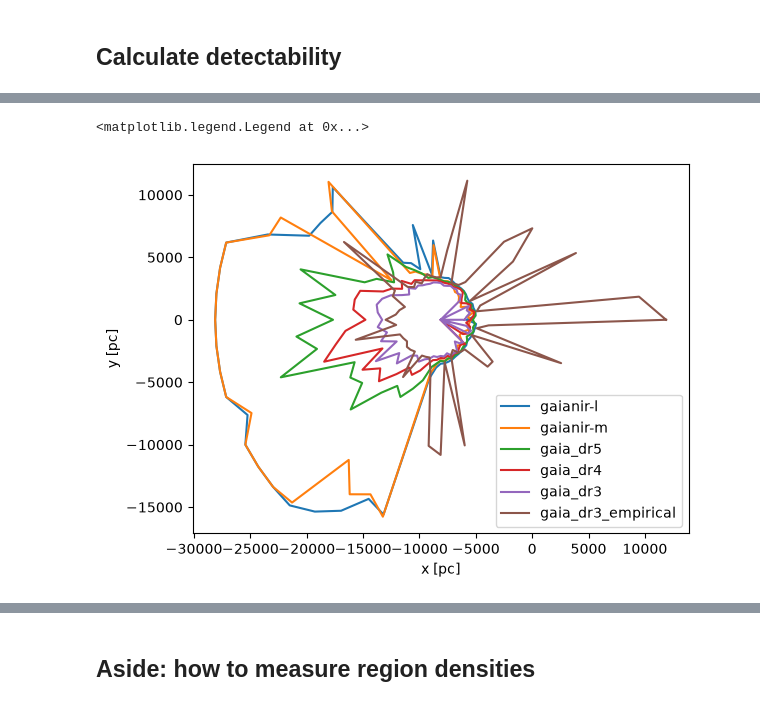
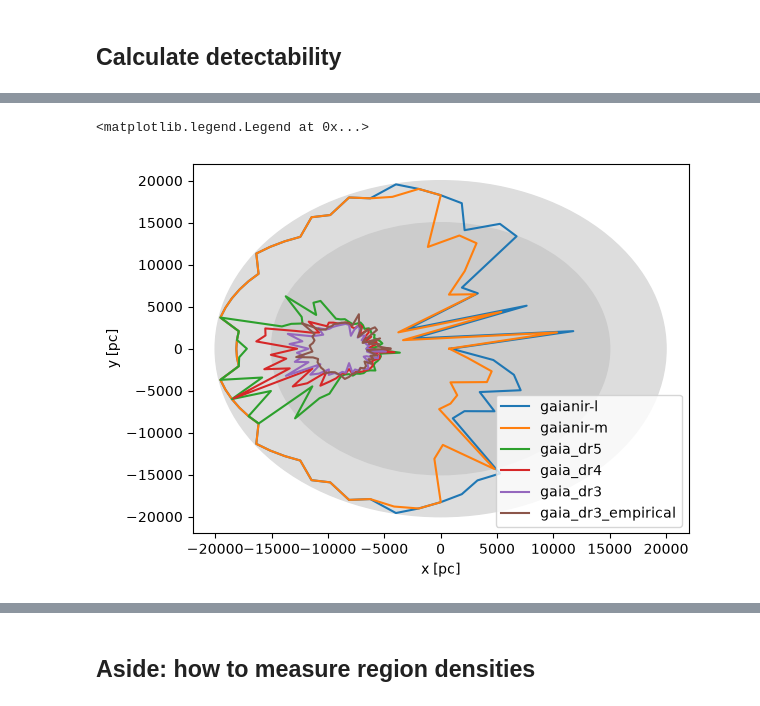
Before and after one commit to emilyhunt/gaianir-open-clusters, a Jupyter notebook: prototypes/selection/selection.ipynb, the cells around one changed output, grey strips where cells are left out. Drawn from its saved outputs; the diff is of its cells as text; code cells hidden in the pictures.

```diff
--- a/prototypes/selection/selection.ipynb
+++ b/prototypes/selection/selection.ipynb
@@ -213,6 +234,6 @@ simulated_clusters = pd.read_parquet(RESULTS_DIRECTORY / "simulated_clusters.par
 # %%
 magnitude_limits = {
-    "gaianir-l": {"band": "gaianir_n", "limit": 20},
+    "gaianir-l": {"band": "gaianir_n", "limit": 20.5},
     "gaianir-m": {"band": "gaianir_n", "limit": 20},
     "gaia_dr5": {"band": "g_effective_gaia", "limit": 19},
     "gaia_dr4": {"band": "g_effective_gaia", "limit": 18.5},
@@ -299,7 +309,6 @@ for i, short_path_region in enumerate(paths):
             region,
             region_area,
             magnitude_limits,
-            minimum_stars_in_sample=10,
         )
     )
 
@@ -354,4 +363,4 @@ missions_done = (
     "gaia_dr4",
     "gaia_dr3",
     "gaia_dr3_empirical",
-)  # currently no dr3
+)
@@ -432,10 +416,10 @@ test_probability = 0.5
 test_cluster = "pleiades"
 
 l_values = simulated_clusters_full["l"].unique()
-max_distance = simulated_clusters_full["distance"].max()
 detectabilities = {mission: [] for mission in missions_done}
 for l in l_values:
     subsample = simulated_clusters_full.query(f"cluster=='{test_cluster}' and l=={l}")
+    max_distance = subsample["distance"].max()
 
     for mission in missions_done:
         distances, probabilities = (
@@ -474,21 +458,26 @@ plt.legend()
 # %%
 for mission in detectabilities:
     coord = SkyCoord(
         l=np.asarray(l_values) * u.deg,
         b=np.zeros_like(l_values) * u.deg,
         distance=np.asarray(detectabilities[mission]) * u.pc,
         frame="galactic"
     ).transform_to("galactocentric").represent_as("cartesian")
     x_values = coord.x.value
     y_values = coord.y.value
     x_values = np.append(x_values, x_values[0])
     y_values = np.append(y_values, y_values[0])
     plt.plot(x_values, y_values, label=mission)
 
-# plt.gca().add_patch(plt.Circle((8192, 0), radius=15000, color="#ccc"))
+# xlim, ylim = plt.gca().get_xlim(), plt.gca().get_ylim()
+
+plt.gca().add_patch(plt.Circle((0, 0), radius=20000, color="#ddd"))
+plt.gca().add_patch(plt.Circle((0, 0), radius=15000, color="#ccc"))
+
+# plt.gca().set(xlim=xlim, ylim=ylim)
 
 plt.gca().set(xlabel="x [pc]", ylabel="y [pc]")
 plt.legend()
 # %% [output]
 <matplotlib.legend.Legend at 0x...>
-[figure, old version]
+[figure, new version]
```
Also changed, not shown: parts of 34 cells of this notebook.
